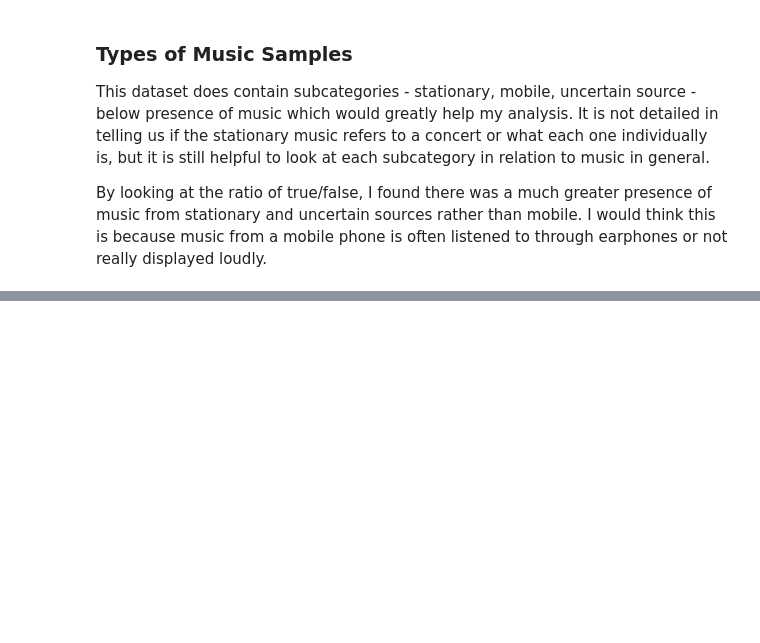
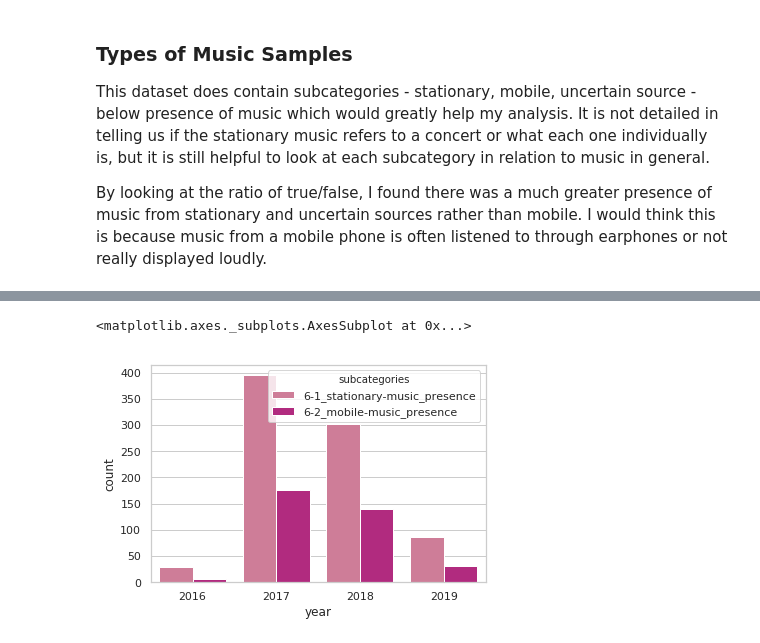
Before and after one commit to daniellehzhao/Music_Sonyc, a Jupyter notebook: music_examples.ipynb, the cells around one changed output, grey strips where cells are left out. Drawn from its saved outputs; the diff is of its cells as text; code cells hidden in the pictures; blank space fills up the shorter version.

```diff
--- a/music_examples.ipynb
+++ b/music_examples.ipynb
@@ -365,0 +315,8 @@ https://pandas.pydata.org/pandas-docs/stable/indexing.html#deprecate-loc-reindex
+# %%
+#create 2 new dfs that melt the music subcategories into one column: one with both true/false values, one with only true
+musicdf3 = pd.melt(musicdf2, id_vars=['audio_filename','week','year','day','hour','sensor_id','borough','split','6_music_presence'], value_vars=['6-1_stationary-music_presence','6-2_mobile-music_presence',' 6-X_music-from-uncertain-source_presence'], var_name = 'subcategories')
+musicdf4 = musicdf3[musicdf3['value'] == True]
+musicdf3.reindex()
+
+#new df
+musicdf3.head()
@@ -365,0 +336,7 @@ https://pandas.pydata.org/pandas-docs/stable/indexing.html#deprecate-loc-reindex
+# %%
+#plot subcategories of music over the years side by side for comparison
+palette = ['palevioletred','mediumvioletred']
+sns.countplot(x='year', hue='subcategories', palette=palette, data=musicdf4)
+# %% [output]
+<matplotlib.axes._subplots.AxesSubplot at 0x...>
+[figure, added]
```
Also changed, not shown: parts of 14 cells of this notebook.
